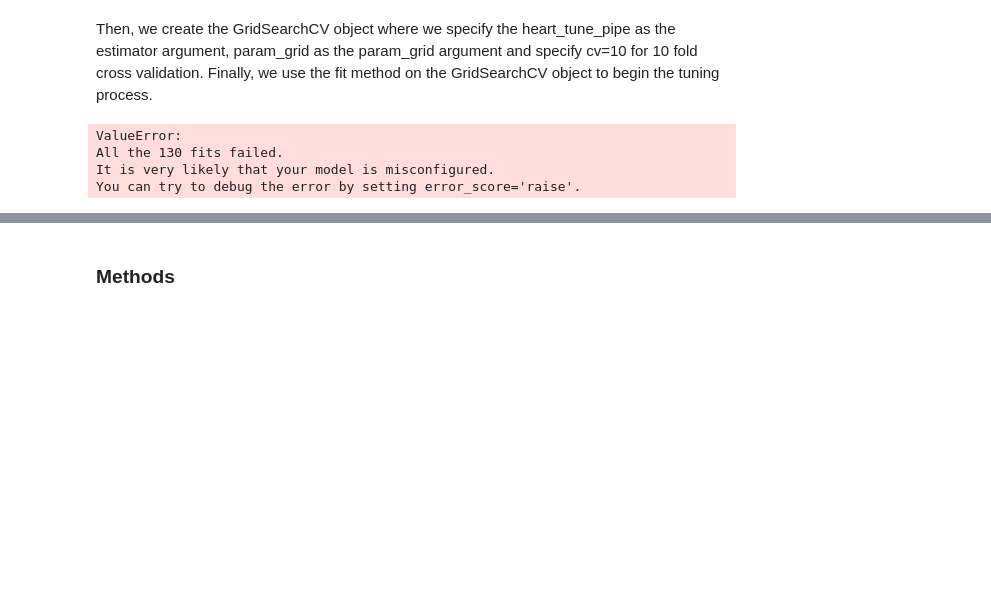
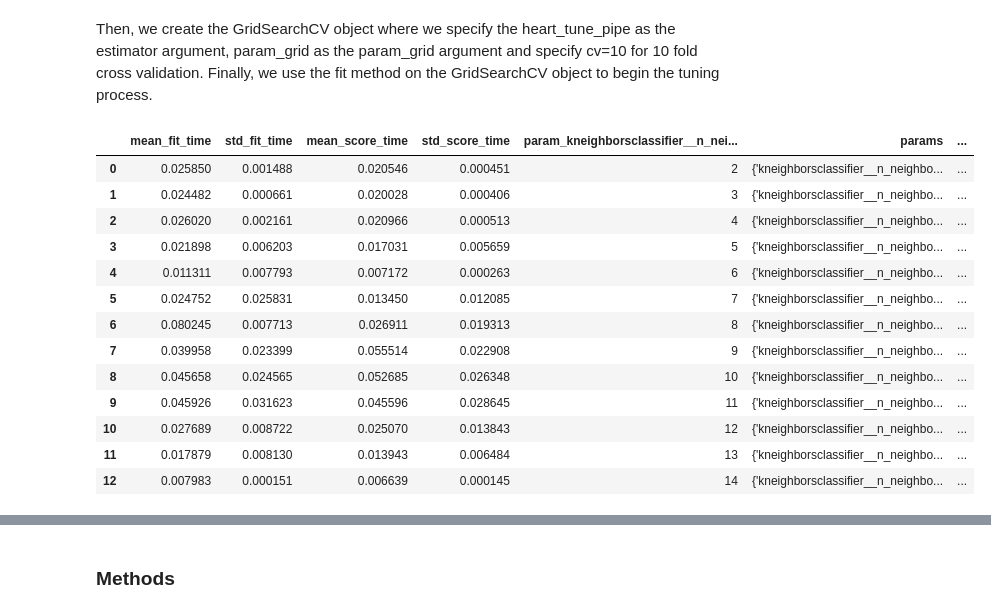
Before and after one commit to ddsanto/insert-group-name, a Jupyter notebook: Project report.ipynb, the cells around one changed output, grey strips where cells are left out. Drawn from its saved outputs; the diff is of its cells as text; code cells hidden in the pictures; blank space fills up the shorter version.

```diff
--- a/Project report.ipynb
+++ b/Project report.ipynb
@@ -350,31 +350,35 @@ Then, we create the GridSearchCV object where we specify the heart_tune_pipe as
 # %%
 heart_tune_grid = GridSearchCV(
     estimator=heart_tune_pipe,
     param_grid=param_grid,
     cv=10
 )
 
 # We pass the training data predictors and labels as the two arguments to fit
 # We will wrap it in a pd.DataFrame to make it easier to understand, and print the info of the result.
 
-X_tune = heart_train[["Age","Chest_Pain_Type","Fasting_Blood_Sugar", "Serum_Cholesterol", "Max_Heart_Rate"]]
+
+X_tune = heart_train.drop(columns=["Diagnosis"])
 y_tune = heart_train["Diagnosis"]
-
+# heart_train
 knn_model_grid = heart_tune_grid.fit(X_tune, y_tune)
-
+# X_tune
 
 accuracies_grid = pd.DataFrame(knn_model_grid.cv_results_)
 
-
-# accuracies_grid = pd.DataFrame(
-#              heart_tune_grid
-#              .fit(heart_train.loc[:, ["Age","Chest_Pain_Type","Fasting_Blood_Sugar", "Serum_Cholesterol", "Max_Heart_Rate"]],
-#                   heart_train["Diagnosis"]
-#             ).cv_results_)
-
-# accuracies_grid.info()
+accuracies_grid
 # %% [output]
-ValueError:
-All the 130 fits failed.
-It is very likely that your model is misconfigured.
-You can try to debug the error by setting error_score='raise'.
+|  | mean_fit_time | std_fit_time | mean_score_time | std_score_time | param_kneighborsclassifier__n_nei... | params | ... |
+| 0 | 0.025850 | 0.001488 | 0.020546 | 0.000451 | 2 | {'kneighborsclassifier__n_neighbo... | ... |
+| 1 | 0.024482 | 0.000661 | 0.020028 | 0.000406 | 3 | {'kneighborsclassifier__n_neighbo... | ... |
+| 2 | 0.026020 | 0.002161 | 0.020966 | 0.000513 | 4 | {'kneighborsclassifier__n_neighbo... | ... |
+| 3 | 0.021898 | 0.006203 | 0.017031 | 0.005659 | 5 | {'kneighborsclassifier__n_neighbo... | ... |
+| 4 | 0.011311 | 0.007793 | 0.007172 | 0.000263 | 6 | {'kneighborsclassifier__n_neighbo... | ... |
+| 5 | 0.024752 | 0.025831 | 0.013450 | 0.012085 | 7 | {'kneighborsclassifier__n_neighbo... | ... |
+| 6 | 0.080245 | 0.007713 | 0.026911 | 0.019313 | 8 | {'kneighborsclassifier__n_neighbo... | ... |
+| 7 | 0.039958 | 0.023399 | 0.055514 | 0.022908 | 9 | {'kneighborsclassifier__n_neighbo... | ... |
+| 8 | 0.045658 | 0.024565 | 0.052685 | 0.026348 | 10 | {'kneighborsclassifier__n_neighbo... | ... |
+| 9 | 0.045926 | 0.031623 | 0.045596 | 0.028645 | 11 | {'kneighborsclassifier__n_neighbo... | ... |
+| 10 | 0.027689 | 0.008722 | 0.025070 | 0.013843 | 12 | {'kneighborsclassifier__n_neighbo... | ... |
+| 11 | 0.017879 | 0.008130 | 0.013943 | 0.006484 | 13 | {'kneighborsclassifier__n_neighbo... | ... |
+| 12 | 0.007983 | 0.000151 | 0.006639 | 0.000145 | 14 | {'kneighborsclassifier__n_neighbo... | ... |
```
Also changed, not shown: parts of 4 cells of this notebook.
